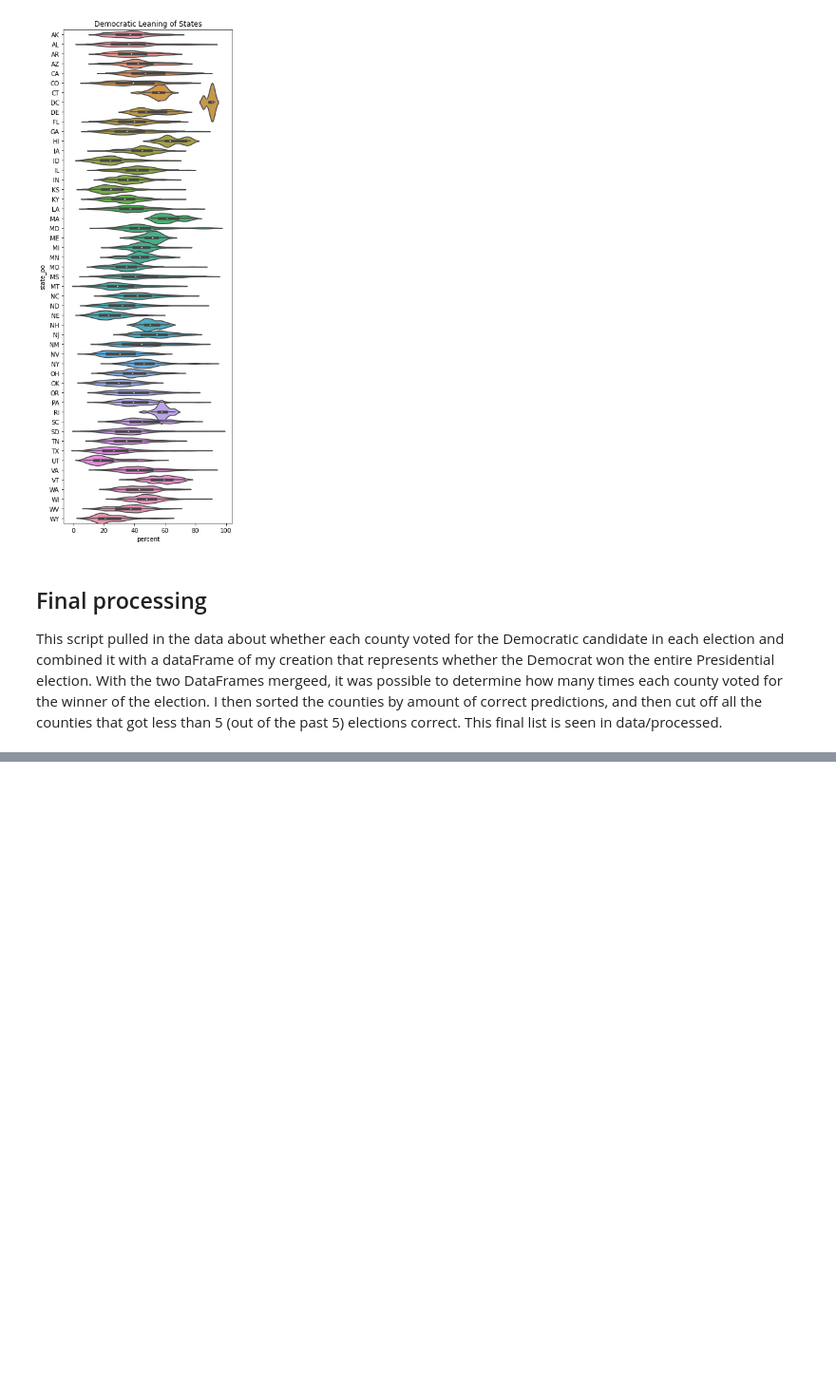
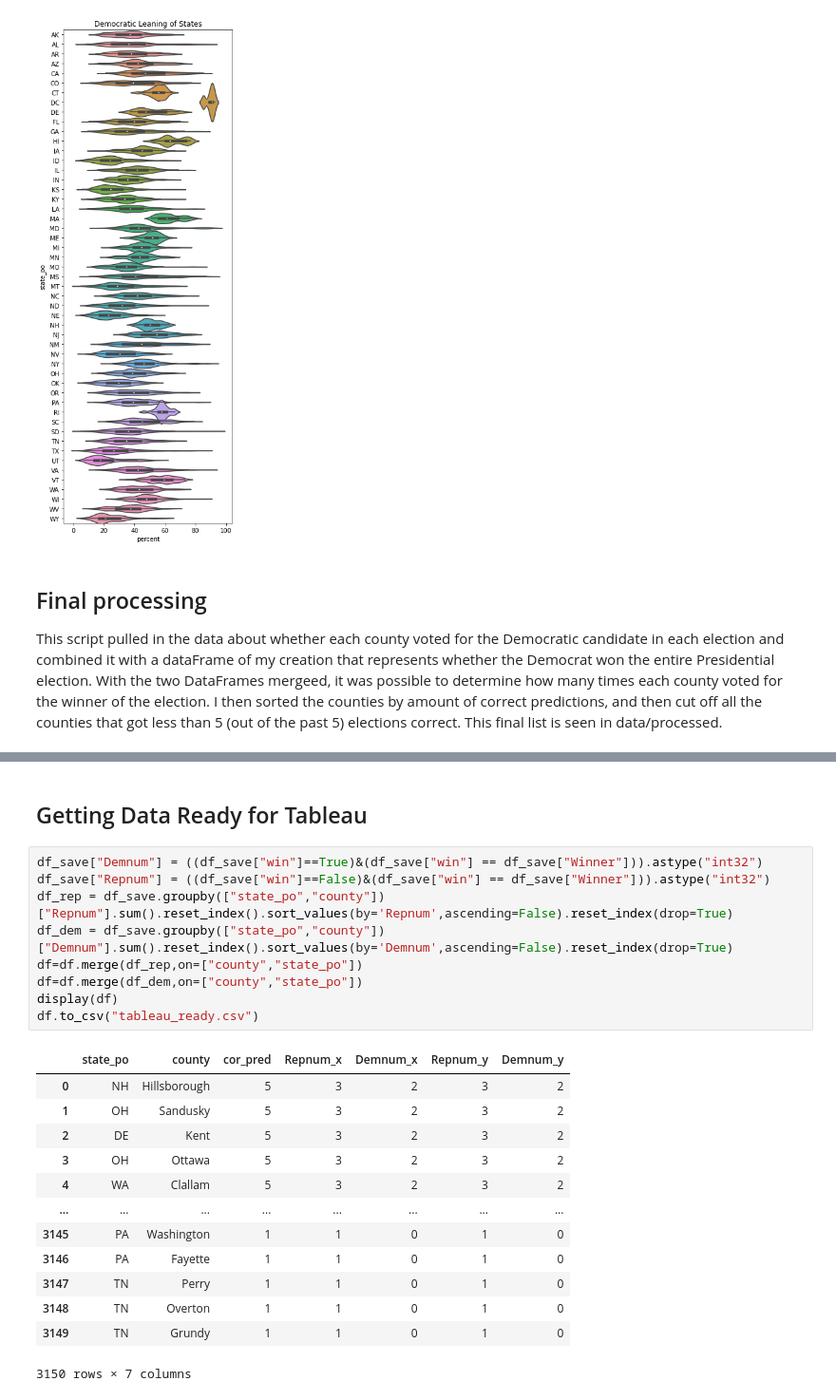
Before and after one commit to data301-2020-winter1/course-project-solo_125, a Jupyter notebook: analysis/solo_project.ipynb, the cells around one changed output, grey strips where cells are left out. Shown at 95% size. Drawn from its saved outputs; the diff is of its cells as text; blank space fills up the shorter version.

```diff
--- a/analysis/solo_project.ipynb
+++ b/analysis/solo_project.ipynb
@@ -104,0 +115,25 @@ df_final
+# %% [markdown]
+## Getting Data Ready for Tableau
+# %%
+df_save["Demnum"] = ((df_save["win"]==True)&(df_save["win"] == df_save["Winner"])).astype("int32")
+df_save["Repnum"] = ((df_save["win"]==False)&(df_save["win"] == df_save["Winner"])).astype("int32")
+df_rep = df_save.groupby(["state_po","county"])["Repnum"].sum().reset_index().sort_values(by='Repnum',ascending=False).reset_index(drop=True)
+df_dem = df_save.groupby(["state_po","county"])["Demnum"].sum().reset_index().sort_values(by='Demnum',ascending=False).reset_index(drop=True)
+df=df.merge(df_rep,on=["county","state_po"])
+df=df.merge(df_dem,on=["county","state_po"])
+display(df)
+df.to_csv("tableau_ready.csv")
+# %% [output]
+|  | state_po | county | cor_pred | Repnum_x | Demnum_x | Repnum_y | Demnum_y |
+| 0 | NH | Hillsborough | 5 | 3 | 2 | 3 | 2 |
+| 1 | OH | Sandusky | 5 | 3 | 2 | 3 | 2 |
+| 2 | DE | Kent | 5 | 3 | 2 | 3 | 2 |
+| 3 | OH | Ottawa | 5 | 3 | 2 | 3 | 2 |
+| 4 | WA | Clallam | 5 | 3 | 2 | 3 | 2 |
+| ... | ... | ... | ... | ... | ... | ... | ... |
+| 3145 | PA | Washington | 1 | 1 | 0 | 1 | 0 |
+| 3146 | PA | Fayette | 1 | 1 | 0 | 1 | 0 |
+| 3147 | TN | Perry | 1 | 1 | 0 | 1 | 0 |
+| 3148 | TN | Overton | 1 | 1 | 0 | 1 | 0 |
+| 3149 | TN | Grundy | 1 | 1 | 0 | 1 | 0 |
+3150 rows × 7 columns
```
Also changed, not shown: parts of 1 cell of this notebook, 1 other file.
